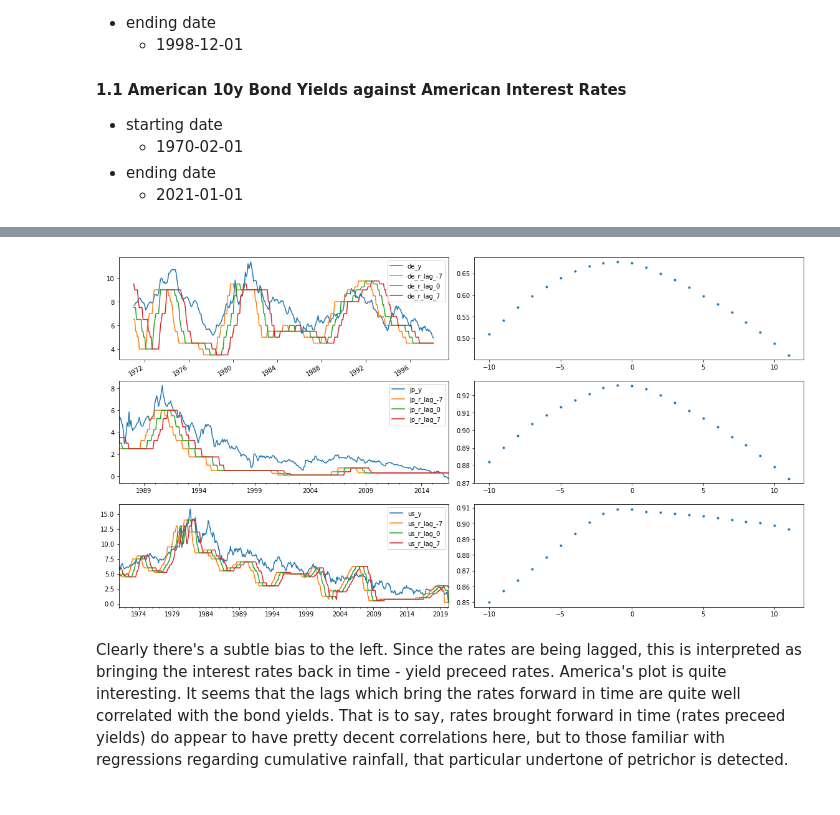
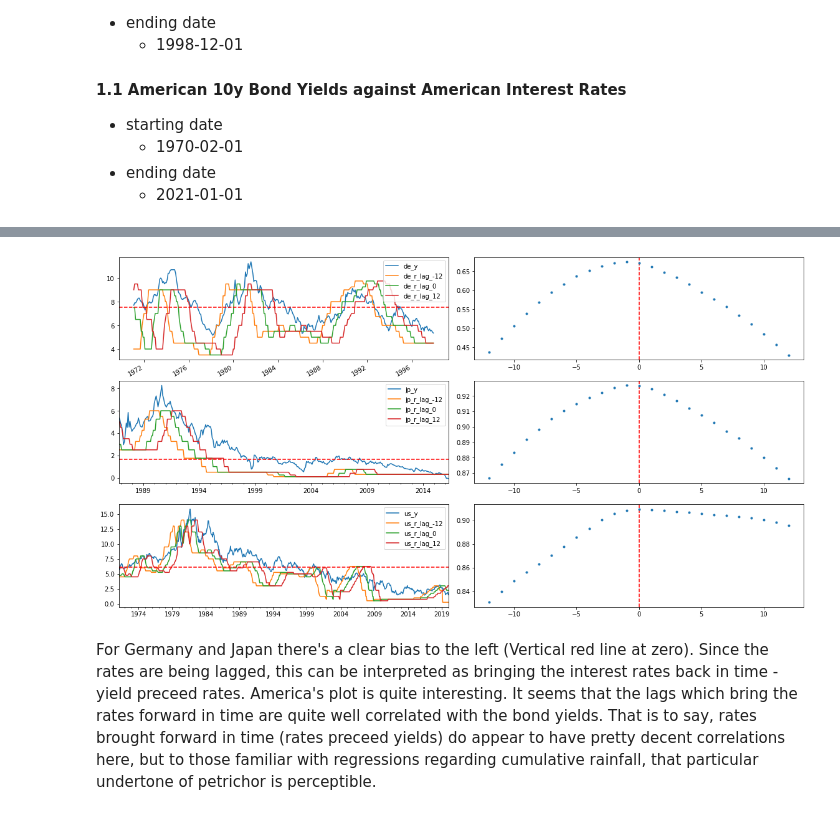
Before and after one commit to jthk1618/Causality, a Jupyter notebook: gdp_and_interest_rates.ipynb, the cells around one changed output, grey strips where cells are left out. Cells and saved outputs as stored; diff of their text form; code cells hidden in the pictures.

```diff
--- a/gdp_and_interest_rates.ipynb
+++ b/gdp_and_interest_rates.ipynb
@@ -188,21 +190,26 @@ Due to sourcing downloadable data being really annoying and difficult, some of t
 # %%
 _, ax = plt.subplots(3, 2, figsize=(16, 10))
 _.tight_layout(h_pad=2)
 
 for i, c in enumerate(countries):
 
     df1 = df[["{}_r".format(c), "{}_y".format(c)]].dropna()
-    deltas = range(-10, 12)
+    deltas = range(-12, 13)
 
     for d in deltas:
         df1["{c}_r_lag_{d}".format(c=c, d=d)] = df1["{}_r".format(c)].shift(d)
 
     df1 = df1.dropna().drop("{}_r".format(c), axis=1)
-    df1.plot(y=["{}_y".format(c),"{}_r_lag_-7".format(c), "{}_r_lag_0".format(c), "{}_r_lag_7".format(c)],
-             ax=ax[i,0]);
+    df1.plot(y=["{}_y".format(c),"{}_r_lag_-12".format(c),
+                "{}_r_lag_0".format(c),
+                "{}_r_lag_12".format(c)
+               ], ax=ax[i,0]
+            );
     correlations = df1.corr()["{}_y".format(c)].loc[df1.corr()["{}_y".format(c)] < 1]
+    ax[i, 0].axhline(y=df1["{}_y".format(c)].median(), color="r", linestyle="--")
+    ax[i, 1].axvline(x=0, color="r", linestyle="--")
     ax[i, 1].plot(deltas, correlations, '.');
 # %% [output]
-[figure, old version]
+[figure, new version]
 # %% [markdown]
-Clearly there's a subtle bias to the left. Since the rates are being lagged, this is interpreted as bringing the interest rates back in time - yield preceed rates. America's plot is quite interesting. It seems that the lags which bring the rates forward in time are quite well correlated with the bond yields. That is to say, rates brought forward in time (rates preceed yields) do appear to have pretty decent correlations here, but to those familiar with regressions regarding cumulative rainfall, that particular undertone of petrichor is detected.
+For Germany and Japan there's a clear bias to the left (Vertical red line at zero). Since the rates are being lagged, this can be interpreted as bringing the interest rates back in time - yield preceed rates. America's plot is quite interesting. It seems that the lags which bring the rates forward in time are quite well correlated with the bond yields. That is to say, rates brought forward in time (rates preceed yields) do appear to have pretty decent correlations here, but to those familiar with regressions regarding cumulative rainfall, that particular undertone of petrichor is perceptible.
```
Also changed, not shown: parts of 13 cells of this notebook.
